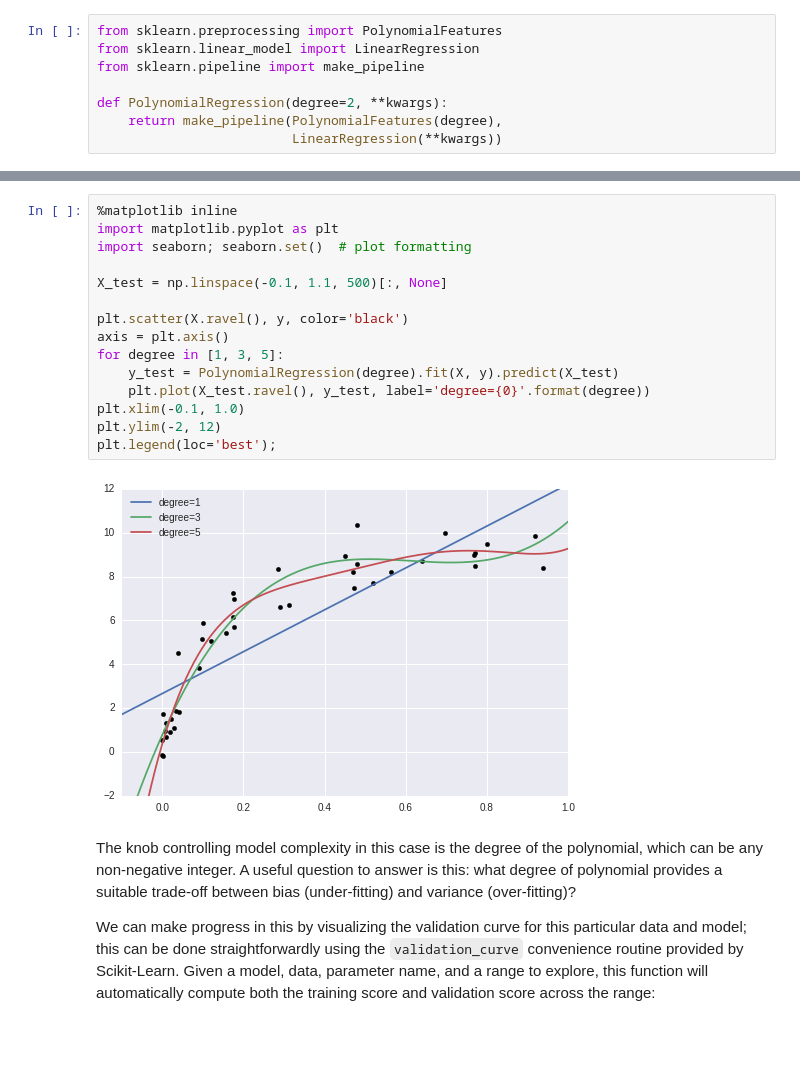
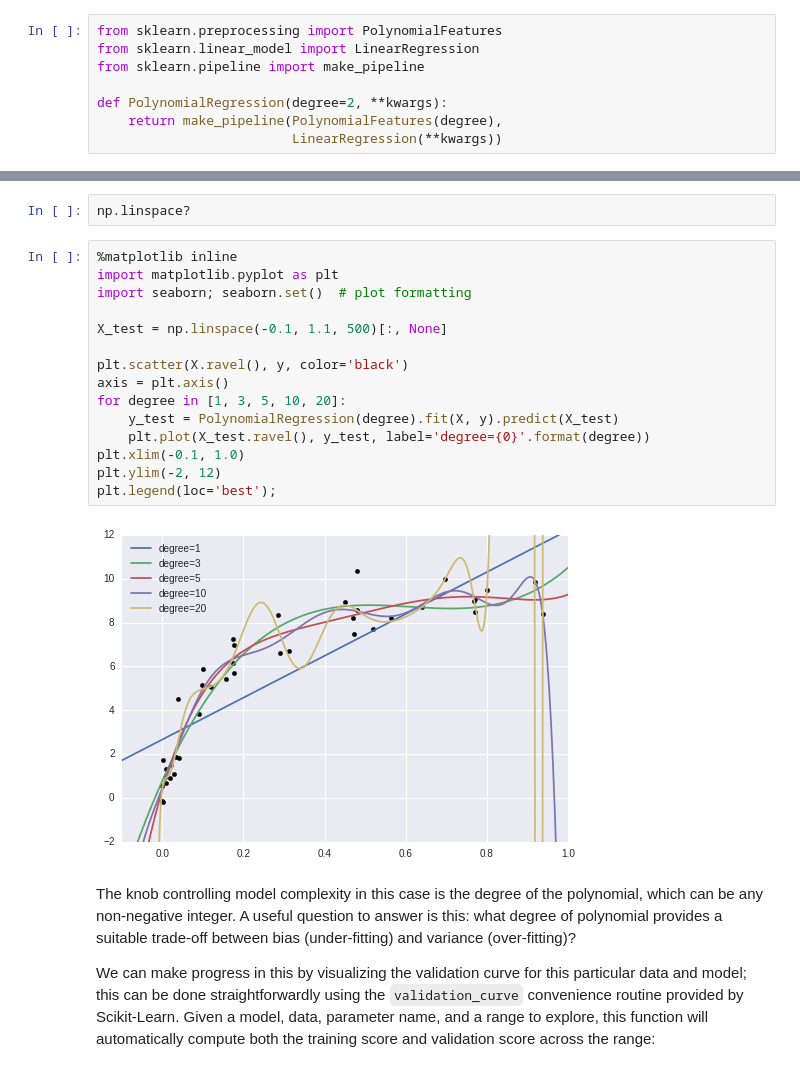
Before and after one commit to DataIntelligenceHub/ML-Scikitlearn, a Jupyter notebook: Model Validation and Hyperparameters..ipynb, the cells around one changed output, grey strips where cells are left out. Drawn from its saved outputs; the diff is of its cells as text; blank space fills up the shorter version.

```diff
--- a/Model Validation and Hyperparameters..ipynb
+++ b/Model Validation and Hyperparameters..ipynb
@@ -241,20 +252,22 @@ X, y = make_data(40)
+# %%
+np.linspace?
 # %%
 %matplotlib inline
 import matplotlib.pyplot as plt
 import seaborn; seaborn.set()  # plot formatting
 
 X_test = np.linspace(-0.1, 1.1, 500)[:, None]
 
 plt.scatter(X.ravel(), y, color='black')
 axis = plt.axis()
-for degree in [1, 3, 5]:
+for degree in [1, 3, 5, 10, 20]:
     y_test = PolynomialRegression(degree).fit(X, y).predict(X_test)
     plt.plot(X_test.ravel(), y_test, label='degree={0}'.format(degree))
 plt.xlim(-0.1, 1.0)
 plt.ylim(-2, 12)
 plt.legend(loc='best');
 # %% [output]
-[figure, old version]
+[figure, new version]
 # %% [markdown]
 The knob controlling model complexity in this case is the degree of the polynomial, which can be any non-negative integer.
 A useful question to answer is this: what degree of polynomial provides a suitable trade-off between bias (under-fitting) and variance (over-fitting)?
```
Also changed, not shown: parts of 3 cells of this notebook, 4 other files.
